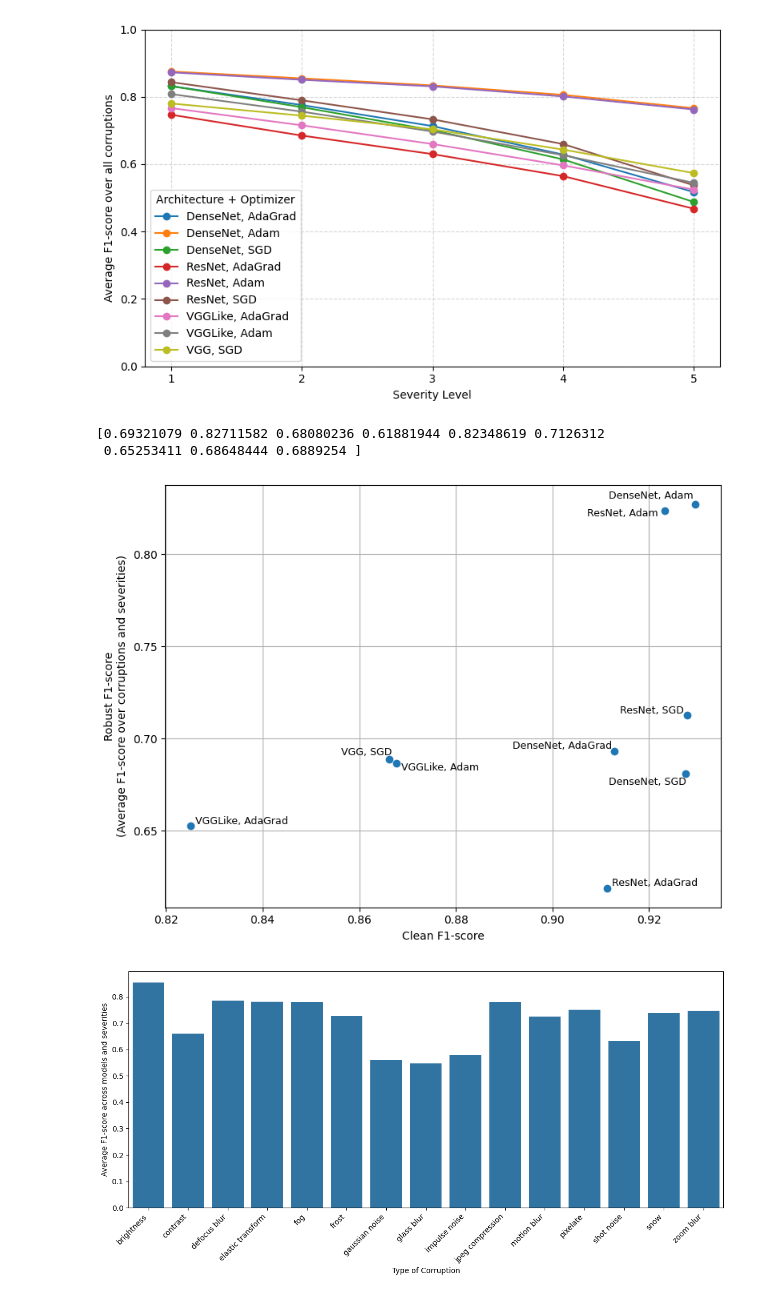
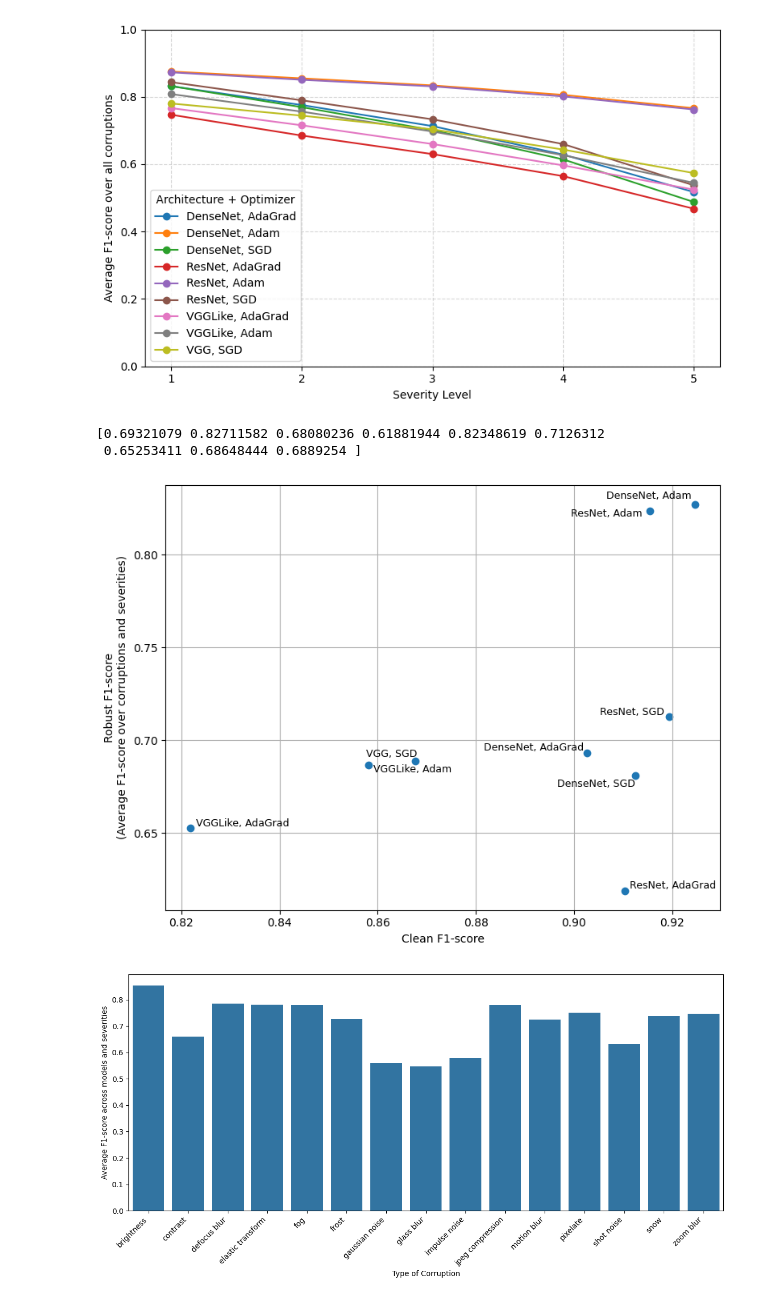
Before and after one commit to SamuelWaridel/OptML-project, a Jupyter notebook: graphs_corruption.ipynb, the cells around one changed output. Saved outputs shown, nothing was run; the diff lists cells and outputs as text; code cells hidden in the pictures.

```diff
--- a/graphs_corruption.ipynb
+++ b/graphs_corruption.ipynb
@@ -78,17 +78,17 @@ Axe Y : Moyenne des performances corrompues
 
 """
 0: DenseNet_AdaGrad 0.9026944891
-1: DenseNet_Adam
+1: DenseNet_Adam 0.9246578628644885
 2: DenseNet_SGD 0.9125940113141272
 3: ResNet_AdaGrad 0.910335397
-4: ResNet_Adam
+4: ResNet_Adam 0.9154097303205765
 5: ResNet_SGD 0.9193440341235497
 6: VGGLike_AdaGrad 0.8219071213
-7: VGGLike_Adam
+7: VGGLike_Adam 0.8581507263642598
 8: VGG_SGD 0.8676458931227247
 """
 
-clean_perfs = np.array([0.9026944891, 0.929615, 0.9125940113141272, 0.910335397, 0.923232, 0.9193440341235497, 0.8219071213, 0.867643, 0.8676458931227247])
+clean_perfs = np.array([0.9026944891, 0.9246578628644885, 0.9125940113141272, 0.910335397, 0.9154097303205765, 0.9193440341235497, 0.8219071213, 0.8581507263642598, 0.8676458931227247])
 robust_perfs = all_data.mean(axis=(1, 2))  # performance moyenne en condition corrompue
 
 display_names = [name.replace('_', ', ') for name in model_names]
@@ -108,34 +108,34 @@ for i, name in enumerate(display_names):
         dy = -0.004
     elif i == 8:
         dy = 0.002
         dx = -0.01
     elif i == 1:
         dx = -0.018
         dy = 0.0029
     elif i == 4:
         dx = -0.016
         dy = -0.003
     elif i == 2:
         dx = -0.016
         dy = -0.006
     elif i == 5:
         dx = -0.014
     elif i == 0:
         dx = -0.021
 
     plt.text(clean_perfs[i] + dx, robust_perfs[i] + dy, name, fontsize=9)
 
 
 
 plt.xlabel('Clean F1-score')
 plt.ylabel('Robust F1-score\n(Average F1-score over corruptions and severities)')
 plt.grid(True)
 plt.tight_layout()
 plt.show()
 # %% [output]
 [0.69321079 0.82711582 0.68080236 0.61881944 0.82348619 0.7126312
  0.65253411 0.68648444 0.6889254 ]
-[figure, old version]
+[figure, new version]
 # %%
 """
 Performance moyenne par corruption pour identifier les corruptions les plus dures en moyenne.
```
